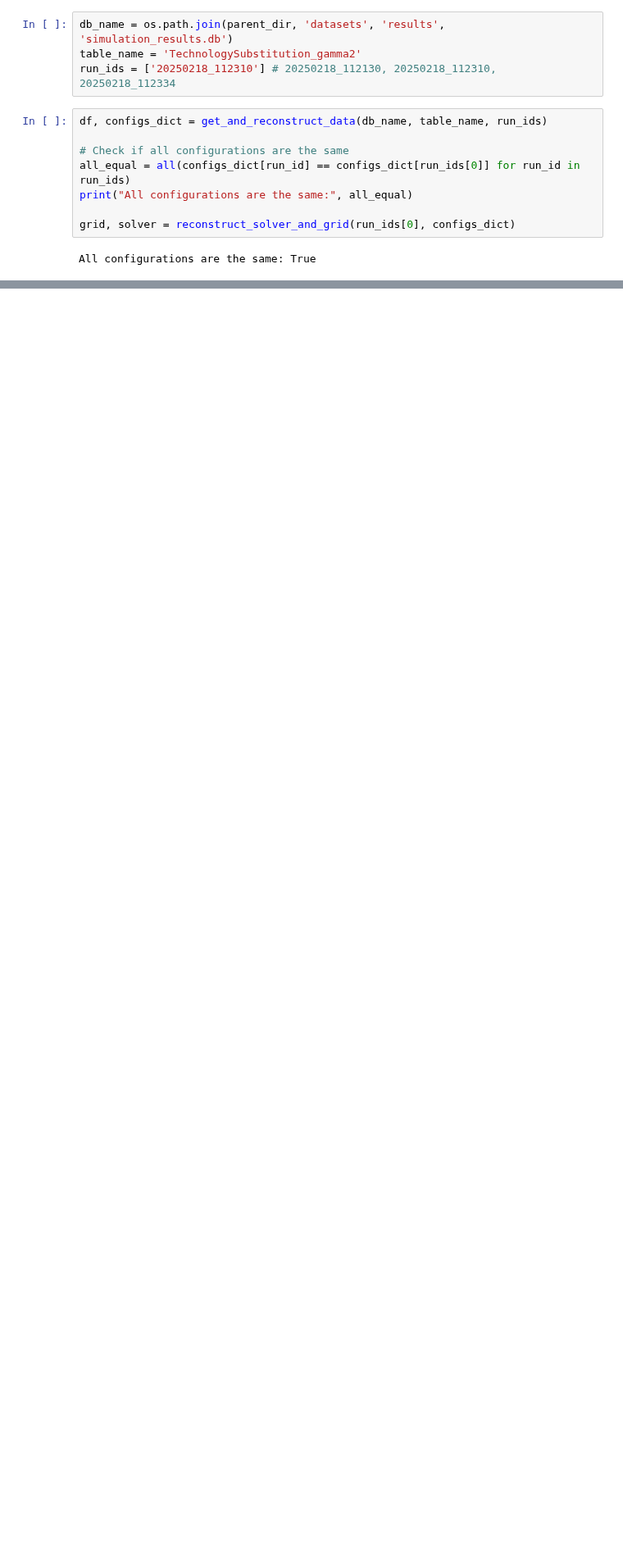
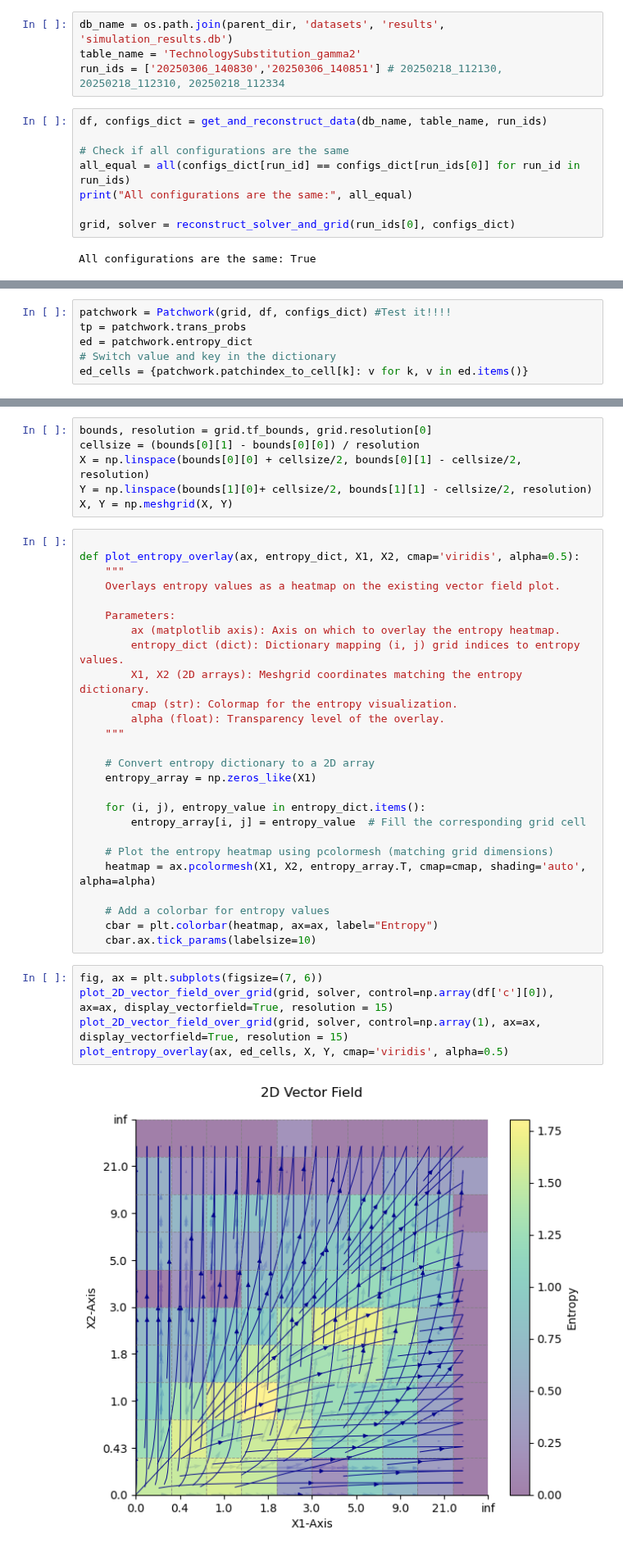
Before and after one commit to Lighfe/mdp-world-model, a Jupyter notebook: clustering/data_preparation.ipynb, the cells around one changed output, grey strips where cells are left out. Shown at 82% size. Cells and saved outputs as stored; diff of their text form; blank space fills up the shorter version.

Commit message:
next steps in patchwork creation

```diff
--- a/clustering/data_preparation.ipynb
+++ b/clustering/data_preparation.ipynb
@@ -13,7 +17,7 @@ from data_generation.visualization.create_plots import plot_2D_vector_field_over
 # %%
 db_name = os.path.join(parent_dir, 'datasets', 'results', 'simulation_results.db')
 table_name = 'TechnologySubstitution_gamma2'
-run_ids = ['20250218_112310'] # 20250218_112130, 20250218_112310, 20250218_112334
+run_ids = ['20250306_140830','20250306_140851'] # 20250218_112130, 20250218_112310, 20250218_112334
 # %%
 df, configs_dict = get_and_reconstruct_data(db_name, table_name, run_ids)
 
@@ -44,0 +31,6 @@ patchwork.trans_probs
+# %%
+patchwork = Patchwork(grid, df, configs_dict) #Test it!!!!
+tp = patchwork.trans_probs
+ed = patchwork.entropy_dict
+# Switch value and key in the dictionary
+ed_cells = {patchwork.patchindex_to_cell[k]: v for k, v in ed.items()}
@@ -44,0 +85,39 @@ patchwork.trans_probs
+# %%
+bounds, resolution = grid.tf_bounds, grid.resolution[0]
+cellsize = (bounds[0][1] - bounds[0][0]) / resolution
+X = np.linspace(bounds[0][0] + cellsize/2, bounds[0][1] - cellsize/2, resolution)
+Y = np.linspace(bounds[1][0]+ cellsize/2, bounds[1][1] - cellsize/2, resolution)
+X, Y = np.meshgrid(X, Y)
+# %%
+
+def plot_entropy_overlay(ax, entropy_dict, X1, X2, cmap='viridis', alpha=0.5):
+    """
+    Overlays entropy values as a heatmap on the existing vector field plot.
+
+    Parameters:
+        ax (matplotlib axis): Axis on which to overlay the entropy heatmap.
+        entropy_dict (dict): Dictionary mapping (i, j) grid indices to entropy values.
+        X1, X2 (2D arrays): Meshgrid coordinates matching the entropy dictionary.
+        cmap (str): Colormap for the entropy visualization.
+        alpha (float): Transparency level of the overlay.
+    """
+
+    # Convert entropy dictionary to a 2D array
+    entropy_array = np.zeros_like(X1)
+
+    for (i, j), entropy_value in entropy_dict.items():
+        entropy_array[i, j] = entropy_value  # Fill the corresponding grid cell
+
+    # Plot the entropy heatmap using pcolormesh (matching grid dimensions)
+    heatmap = ax.pcolormesh(X1, X2, entropy_array.T, cmap=cmap, shading='auto', alpha=alpha)
+
+    # Add a colorbar for entropy values
+    cbar = plt.colorbar(heatmap, ax=ax, label="Entropy")
+    cbar.ax.tick_params(labelsize=10)
+# %%
+fig, ax = plt.subplots(figsize=(7, 6))
+plot_2D_vector_field_over_grid(grid, solver, control=np.array(df['c'][0]), ax=ax, display_vectorfield=True, resolution = 15)
+plot_2D_vector_field_over_grid(grid, solver, control=np.array(1), ax=ax, display_vectorfield=True, resolution = 15)
+plot_entropy_overlay(ax, ed_cells, X, Y, cmap='viridis', alpha=0.5)
+# %% [output]
+[figure, added]
```
Also changed, not shown: parts of 6 cells of this notebook, 2 other files.
